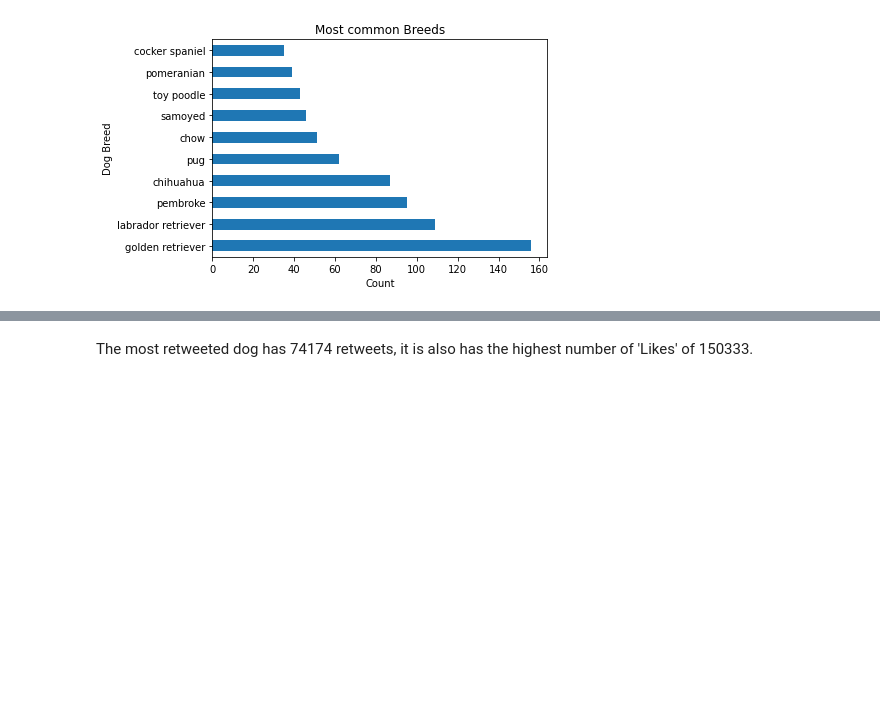
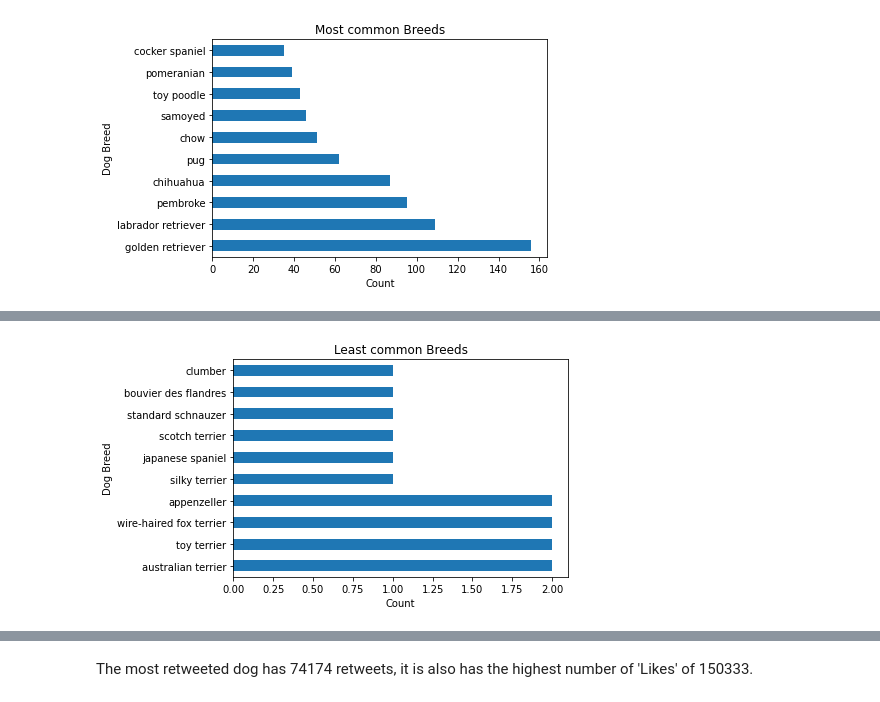
Before and after one commit to Ifyfrances/data_wrangle_analyze_project, a Jupyter notebook: wrangle_act.ipynb, the cells around one changed output, grey strips where cells are left out. Cells and saved outputs as stored; diff of their text form; code cells hidden in the pictures; blank space fills up the shorter version.

Commit message:
Completed visualisation for cleaned data

```diff
--- a/wrangle_act.ipynb
+++ b/wrangle_act.ipynb
@@ -1132,0 +1163,10 @@ tweet_master['conf_interval'].hist();
+# %%
+base_color = sns.color_palette()
+least_breed = tweet_master.predicted_breed.value_counts().tail(10)
+
+plt.title('Least common Breeds', size=12)
+plt.xlabel('Count', size=10)
+plt.ylabel('Dog Breed', size=10)
+least_breed.plot(kind='barh', color=base_color[0]);
+# %% [output]
+[figure, added]
```
Also changed, not shown: parts of 37 cells of this notebook, 4 other files.
